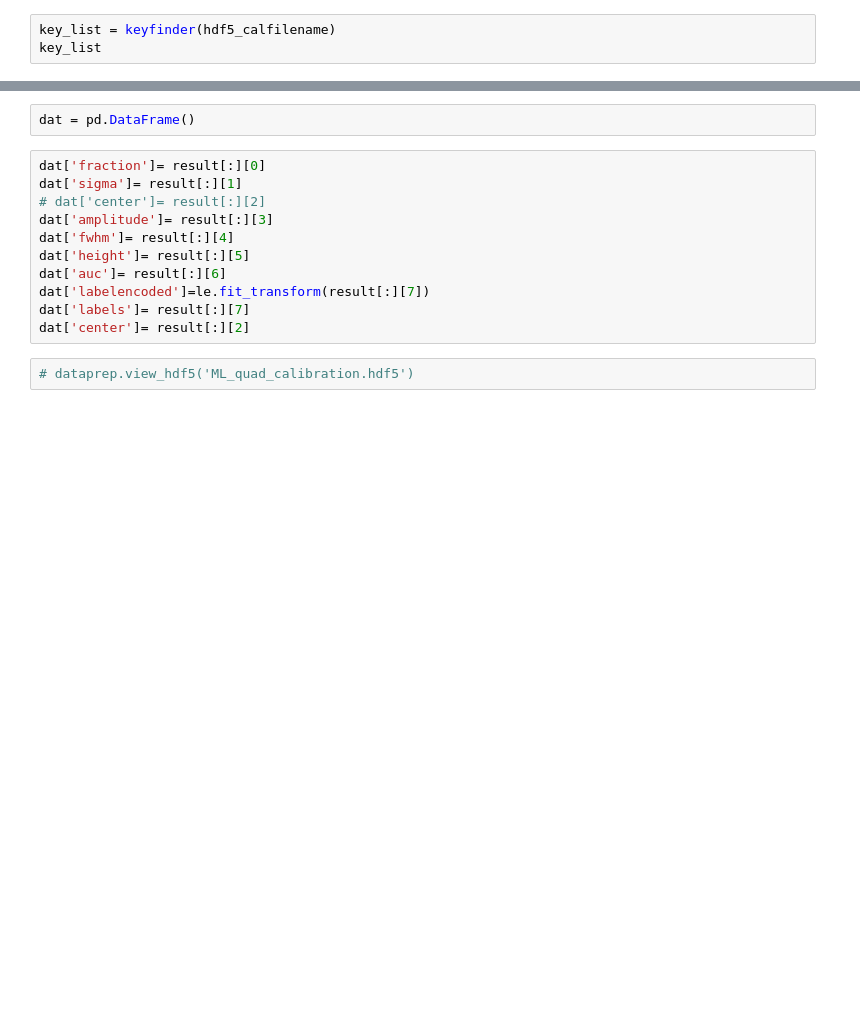
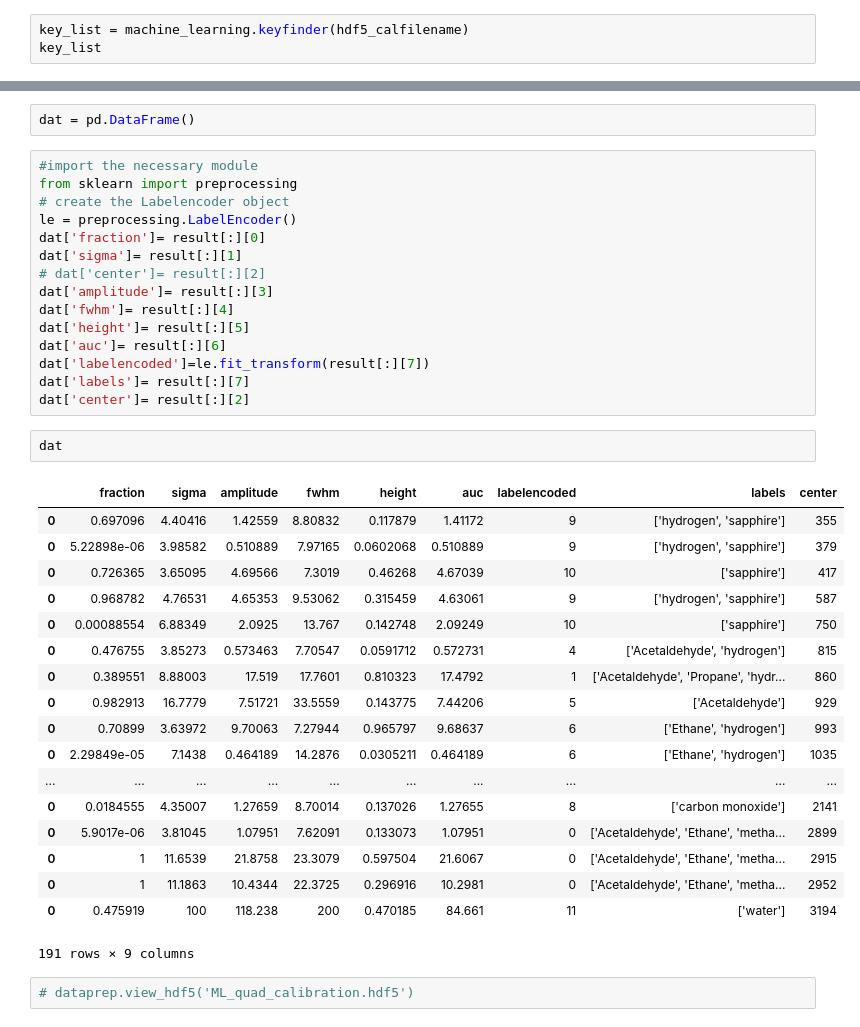
Before and after one commit to raman-noodles/raman-spectra-decomp-analysis, a Jupyter notebook: examples/Combined_spectra_example.ipynb, the cells around one changed output, grey strips where cells are left out. Saved outputs shown, nothing was run; the diff lists cells and outputs as text; blank space fills up the shorter version.

```diff
--- a/examples/Combined_spectra_example.ipynb
+++ b/examples/Combined_spectra_example.ipynb
@@ -376,5 +179,5 @@ dataprep.view_hdf5(hdf5_calfilename)
 # %%
 hdf5 = h5py.File(hdf5_calfilename, 'r+')
 # %%
-key_list = keyfinder(hdf5_calfilename)
+key_list = machine_learning.keyfinder(hdf5_calfilename)
 key_list
@@ -394,6 +245,10 @@ result
 # %%
 dat = pd.DataFrame()
 # %%
+#import the necessary module
+from sklearn import preprocessing
+# create the Labelencoder object
+le = preprocessing.LabelEncoder()
 dat['fraction']= result[:][0]
 dat['sigma']= result[:][1]
 # dat['center']= result[:][2]
@@ -404,6 +259,27 @@ dat['auc']= result[:][6]
 dat['labelencoded']=le.fit_transform(result[:][7])
 dat['labels']= result[:][7]
 dat['center']= result[:][2]
+# %%
+dat
+# %% [output]
+|  | fraction | sigma | amplitude | fwhm | height | auc | labelencoded | labels | center |
+| 0 | 0.697096 | 4.40416 | 1.42559 | 8.80832 | 0.117879 | 1.41172 | 9 | ['hydrogen', 'sapphire'] | 355 |
+| 0 | 5.22898e-06 | 3.98582 | 0.510889 | 7.97165 | 0.0602068 | 0.510889 | 9 | ['hydrogen', 'sapphire'] | 379 |
+| 0 | 0.726365 | 3.65095 | 4.69566 | 7.3019 | 0.46268 | 4.67039 | 10 | ['sapphire'] | 417 |
+| 0 | 0.968782 | 4.76531 | 4.65353 | 9.53062 | 0.315459 | 4.63061 | 9 | ['hydrogen', 'sapphire'] | 587 |
+| 0 | 0.00088554 | 6.88349 | 2.0925 | 13.767 | 0.142748 | 2.09249 | 10 | ['sapphire'] | 750 |
+| 0 | 0.476755 | 3.85273 | 0.573463 | 7.70547 | 0.0591712 | 0.572731 | 4 | ['Acetaldehyde', 'hydrogen'] | 815 |
+| 0 | 0.389551 | 8.88003 | 17.519 | 17.7601 | 0.810323 | 17.4792 | 1 | ['Acetaldehyde', 'Propane', 'hydr... | 860 |
+| 0 | 0.982913 | 16.7779 | 7.51721 | 33.5559 | 0.143775 | 7.44206 | 5 | ['Acetaldehyde'] | 929 |
+| 0 | 0.70899 | 3.63972 | 9.70063 | 7.27944 | 0.965797 | 9.68637 | 6 | ['Ethane', 'hydrogen'] | 993 |
+| 0 | 2.29849e-05 | 7.1438 | 0.464189 | 14.2876 | 0.0305211 | 0.464189 | 6 | ['Ethane', 'hydrogen'] | 1035 |
+| ... | ... | ... | ... | ... | ... | ... | ... | ... | ... |
+| 0 | 0.0184555 | 4.35007 | 1.27659 | 8.70014 | 0.137026 | 1.27655 | 8 | ['carbon monoxide'] | 2141 |
+| 0 | 5.9017e-06 | 3.81045 | 1.07951 | 7.62091 | 0.133073 | 1.07951 | 0 | ['Acetaldehyde', 'Ethane', 'metha... | 2899 |
+| 0 | 1 | 11.6539 | 21.8758 | 23.3079 | 0.597504 | 21.6067 | 0 | ['Acetaldehyde', 'Ethane', 'metha... | 2915 |
+| 0 | 1 | 11.1863 | 10.4344 | 22.3725 | 0.296916 | 10.2981 | 0 | ['Acetaldehyde', 'Ethane', 'metha... | 2952 |
+| 0 | 0.475919 | 100 | 118.238 | 200 | 0.470185 | 84.661 | 11 | ['water'] | 3194 |
+191 rows × 9 columns
 # %%
 # dataprep.view_hdf5('ML_quad_calibration.hdf5')
 # %%
```
Also changed, not shown: parts of 35 cells of this notebook.
